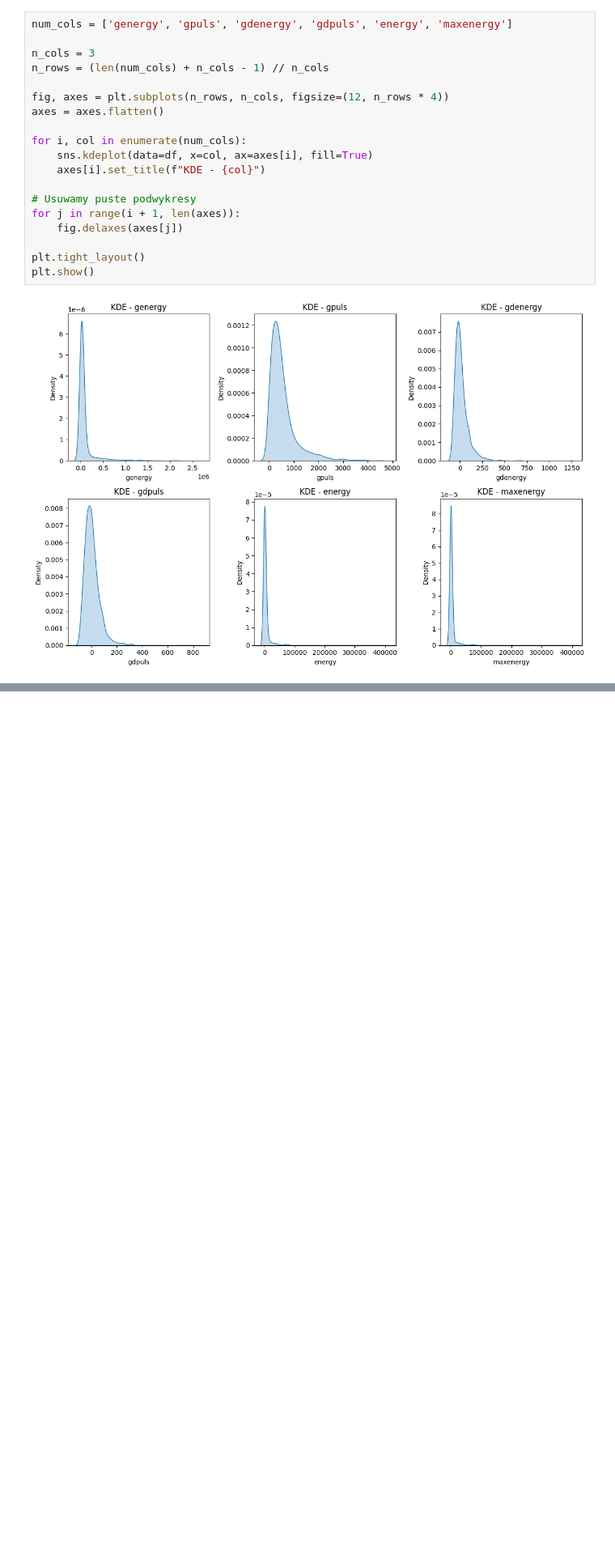
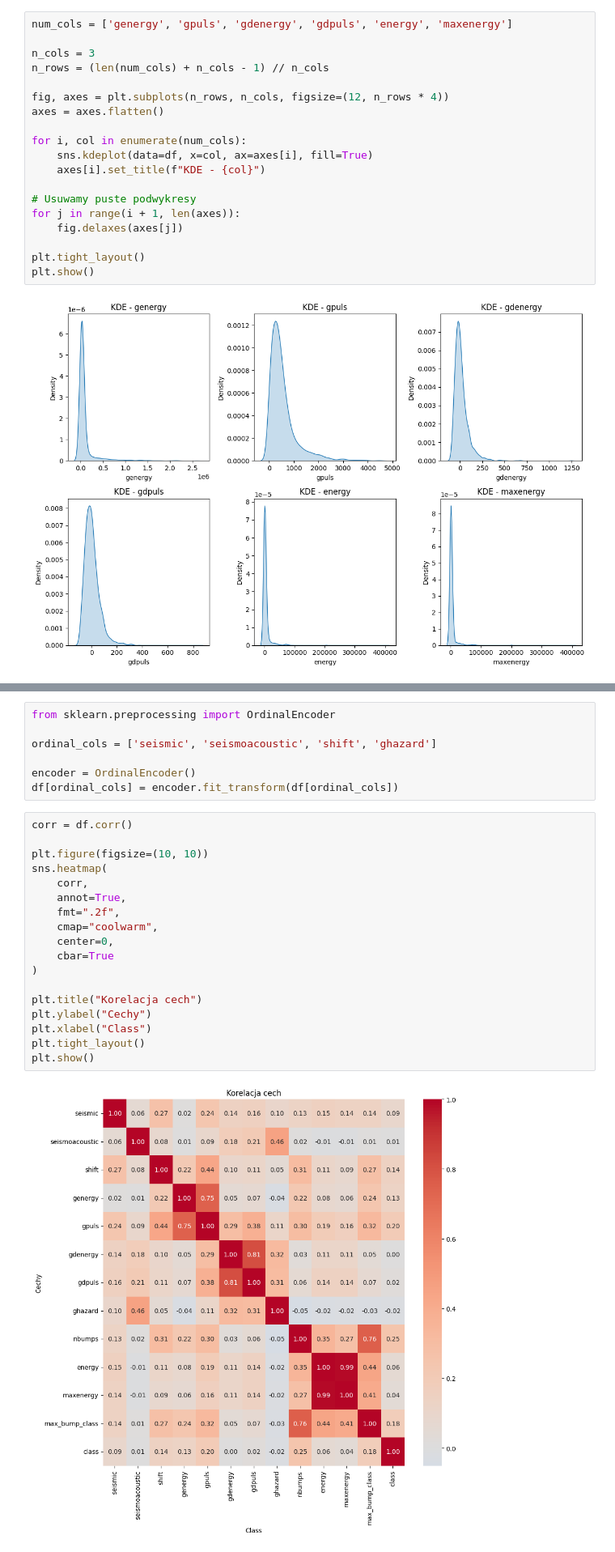
Before and after one commit to Graziaczek/zaawansowane_ssi, a Jupyter notebook: ZASSI.ipynb, the cells around one changed output, grey strips where cells are left out. Shown at 81% size. Saved outputs shown, nothing was run; the diff lists cells and outputs as text; blank space fills up the shorter version.

```diff
--- a/ZASSI.ipynb
+++ b/ZASSI.ipynb
@@ -220,0 +240,27 @@ plt.show()
+# %%
+from sklearn.preprocessing import OrdinalEncoder
+
+ordinal_cols = ['seismic', 'seismoacoustic', 'shift', 'ghazard']
+
+encoder = OrdinalEncoder()
+df[ordinal_cols] = encoder.fit_transform(df[ordinal_cols])
+# %%
+corr = df.corr()
+
+plt.figure(figsize=(10, 10))
+sns.heatmap(
+    corr,
+    annot=True,
+    fmt=".2f",
+    cmap="coolwarm",
+    center=0,
+    cbar=True
+)
+
+plt.title("Korelacja cech")
+plt.ylabel("Cechy")
+plt.xlabel("Class")
+plt.tight_layout()
+plt.show()
+# %% [output]
+[figure, added]
```
Also changed, not shown: parts of 20 cells of this notebook, 1 other file.
